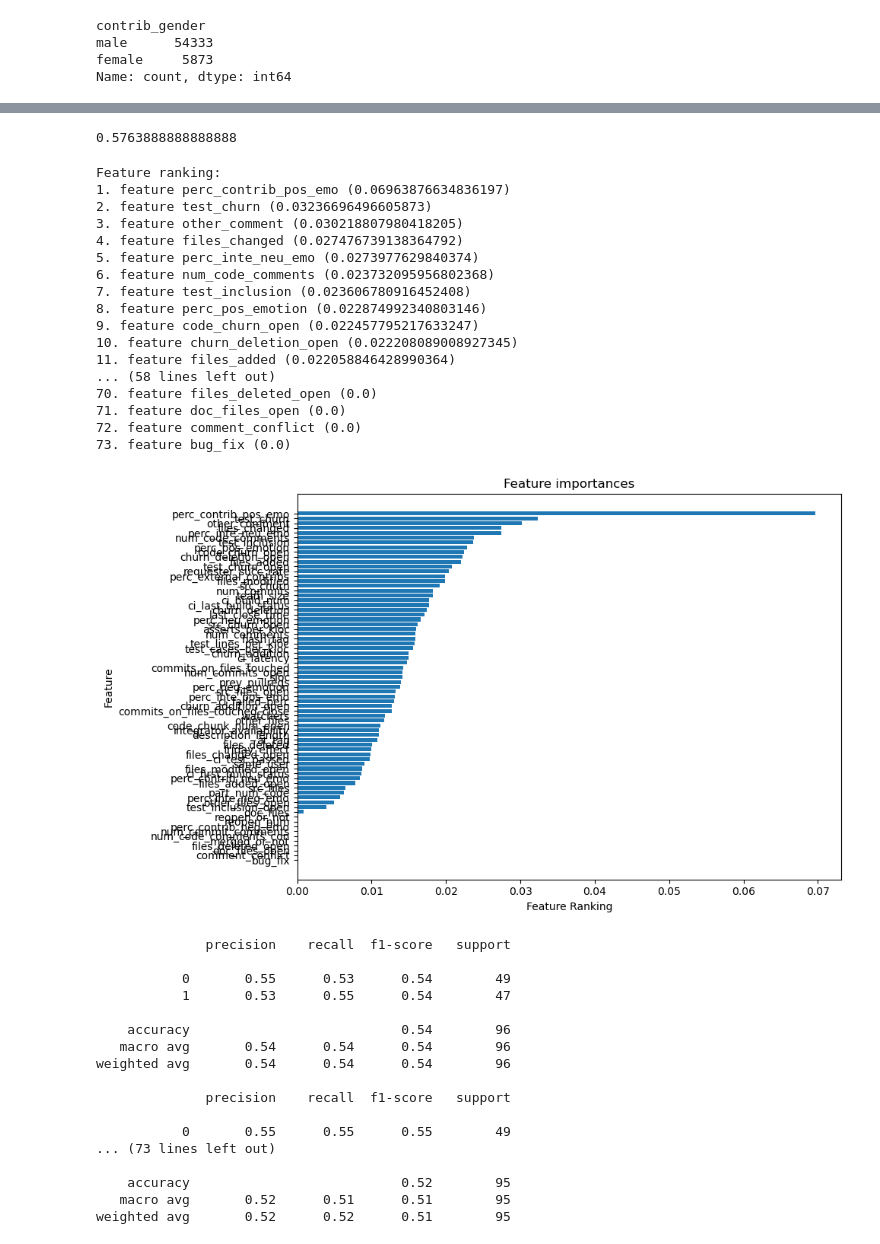
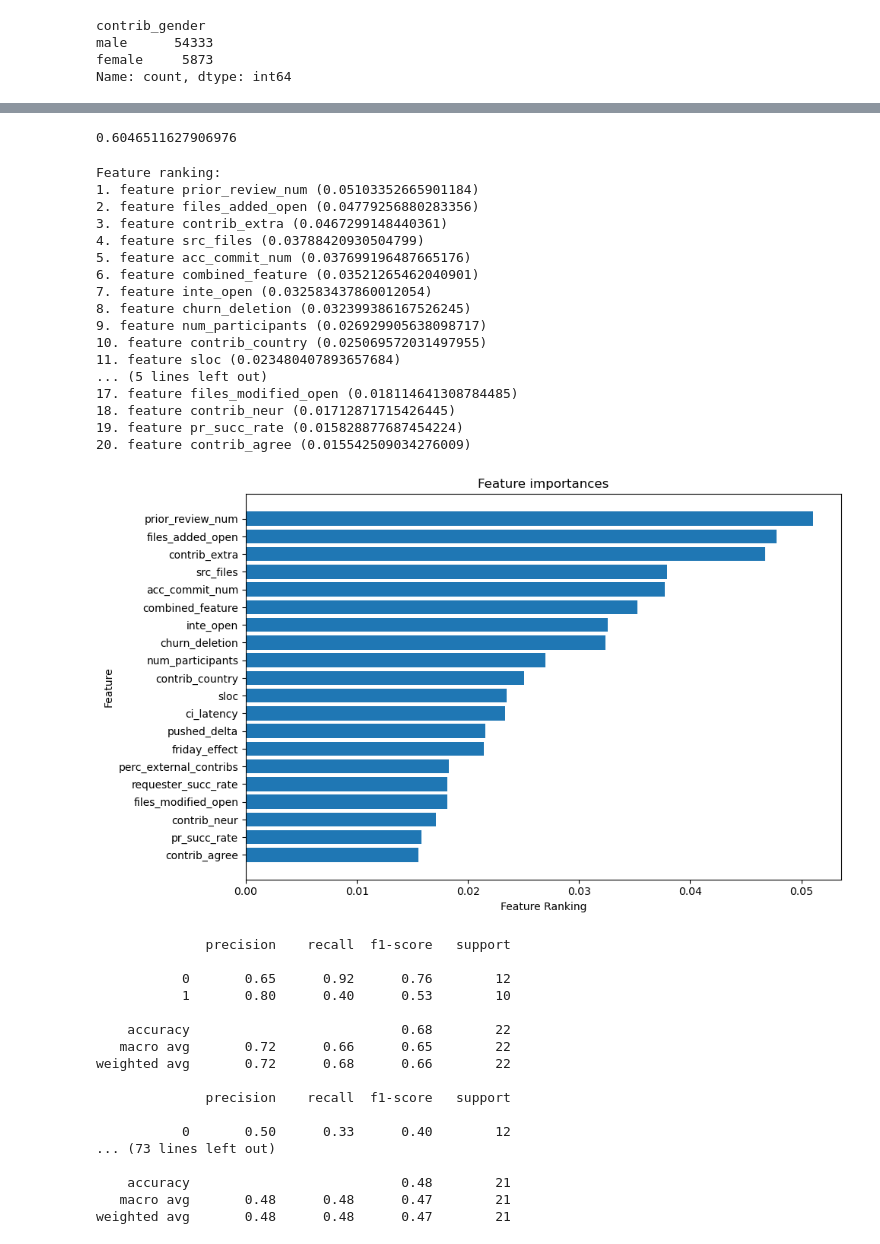
Before and after one commit to thanosan23/Pull-Request-Analysis, a Jupyter notebook: scripts/train_random_forest.ipynb, the cells around one changed output, grey strips where cells are left out. Saved outputs shown, nothing was run; the diff lists cells and outputs as text; code cells hidden in the pictures.

```diff
--- a/scripts/train_random_forest.ipynb
+++ b/scripts/train_random_forest.ipynb
@@ -59,6 +91,7 @@ rejected_data.drop(contributor_characteristics, axis=1, inplace=True)
 rejected_data.drop(project_characteristics, axis=1, inplace=True)
 rejected_data.drop(unable_to_control, axis=1, inplace=True)
 rejected_data.drop(['pull_request_id', 'first_closer_id', 'last_closer_id'], axis=1, inplace=True)
+rejected_data.drop(['mergetime_minutes', 'merged_or_not'], axis=1, inplace=True)
 # %%
 rejected_data.shape
 # %% [output]
@@ -165,7 +210,7 @@ if USE_CORRELATION:
 else:
     features = rejected_data.columns.tolist()
     # remove the target column
-    toremove = ["contrib_gender", "added_code", "mergetime_minutes"]
+    toremove = ["contrib_gender", "added_code"]
     for i in toremove:
         features.remove(i)
 
@@ -189,0 +221,12 @@ for feature in top_features:
+# %%
+from sklearn.feature_selection import mutual_info_classif
+
+mutual_info = mutual_info_classif(X, y)
+
+mi_df = pd.DataFrame({'Feature': X.columns, 'Mutual_Info': mutual_info})
+
+mi_df = mi_df.sort_values('Mutual_Info', ascending=False)
+
+print(mi_df)
+
+X['combined_feature'] = X[mi_df.iloc[0, 0]] * X[mi_df.iloc[1, 0]]
@@ -193,8 +290,8 @@ from imblearn.over_sampling import SMOTE
 from xgboost import XGBClassifier
 
 # split into train test val split
-train_ratio = 0.70
-test_ratio = 0.30
+train_ratio = 0.80
+test_ratio = 0.20
 
 X_train, X_test, y_train, y_test = train_test_split(X, y, test_size=1-train_ratio)
 
@@ -209,49 +306,49 @@ clf = XGBClassifier(use_label_encoder=False, eval_metric='logloss')
 clf = clf.fit(X_train_resampled, y_train_resampled)
 clf.score(X_test, y_test)
 # %% [output]
-0.5763888888888888
+0.6046511627906976
 # %%
 import matplotlib.pyplot as plt
 # Get feature importances
 importances = clf.feature_importances_
 
 # Map importances to the corresponding feature names and sort them
-feature_importances = sorted(zip(importances, X.columns), reverse=True)
+feature_importances = sorted(zip(importances, X.columns), reverse=True)[:20]
 
 # Print the feature ranking
 print("Feature ranking:")
 
 for rank, (importance, name) in enumerate(feature_importances, start=1):
     print(f"{rank}. feature {name} ({importance})")
 
 # Plot the feature importances
 plt.figure(figsize=(10, 6))
 plt.title("Feature importances")
 plt.barh([name for importance, name in feature_importances], [importance for importance, name in feature_importances])
 plt.ylabel("Feature")
 plt.xlabel("Feature Ranking")
 plt.gca().invert_yaxis()  # invert the y-axis to have the most important feature at the top
 plt.tight_layout()  # improve spacing
 plt.show()
 # %% [output]
 Feature ranking:
-1. feature perc_contrib_pos_emo (0.06963876634836197)
-2. feature test_churn (0.03236696496605873)
-3. feature other_comment (0.030218807980418205)
-4. feature files_changed (0.027476739138364792)
-5. feature perc_inte_neu_emo (0.0273977629840374)
-6. feature num_code_comments (0.023732095956802368)
-7. feature test_inclusion (0.023606780916452408)
-8. feature perc_pos_emotion (0.022874992340803146)
-9. feature code_churn_open (0.022457795217633247)
-10. feature churn_deletion_open (0.022208089008927345)
-11. feature files_added (0.022058846428990364)
-... (58 lines left out)
-70. feature files_deleted_open (0.0)
-71. feature doc_files_open (0.0)
-72. feature comment_conflict (0.0)
-73. feature bug_fix (0.0)
+1. feature prior_review_num (0.05103352665901184)
+2. feature files_added_open (0.04779256880283356)
+3. feature contrib_extra (0.0467299148440361)
+4. feature src_files (0.03788420930504799)
+5. feature acc_commit_num (0.037699196487665176)
+6. feature combined_feature (0.03521265462040901)
+7. feature inte_open (0.032583437860012054)
+8. feature churn_deletion (0.032399386167526245)
+9. feature num_participants (0.026929905638098717)
+10. feature contrib_country (0.025069572031497955)
+11. feature sloc (0.023480407893657684)
+... (5 lines left out)
+17. feature files_modified_open (0.018114641308784485)
+18. feature contrib_neur (0.01712871715426445)
+19. feature pr_succ_rate (0.015828877687454224)
+20. feature contrib_agree (0.015542509034276009)
-[figure, old version]
+[figure, new version]
 # %%
 from imblearn.over_sampling import SMOTE
 from xgboost import XGBClassifier
@@ -281,18 +378,18 @@ for train_index, test_index in kf.split(X_array, y_array):
 # %% [output]
               precision    recall  f1-score   support
 
-           0       0.55      0.53      0.54        49
-           1       0.53      0.55      0.54        47
+           0       0.65      0.92      0.76        12
+           1       0.80      0.40      0.53        10
 
-    accuracy                           0.54        96
-   macro avg       0.54      0.54      0.54        96
-weighted avg       0.54      0.54      0.54        96
+    accuracy                           0.68        22
+   macro avg       0.72      0.66      0.65        22
+weighted avg       0.72      0.68      0.66        22
 
               precision    recall  f1-score   support
 
-           0       0.55      0.55      0.55        49
+           0       0.50      0.33      0.40        12
 ... (73 lines left out)
 
-    accuracy                           0.52        95
-   macro avg       0.52      0.51      0.51        95
-weighted avg       0.52      0.52      0.51        95
+    accuracy                           0.48        21
+   macro avg       0.48      0.48      0.47        21
+weighted avg       0.48      0.48      0.47        21
```
Also changed, not shown: parts of 15 cells of this notebook, 2 other files.
